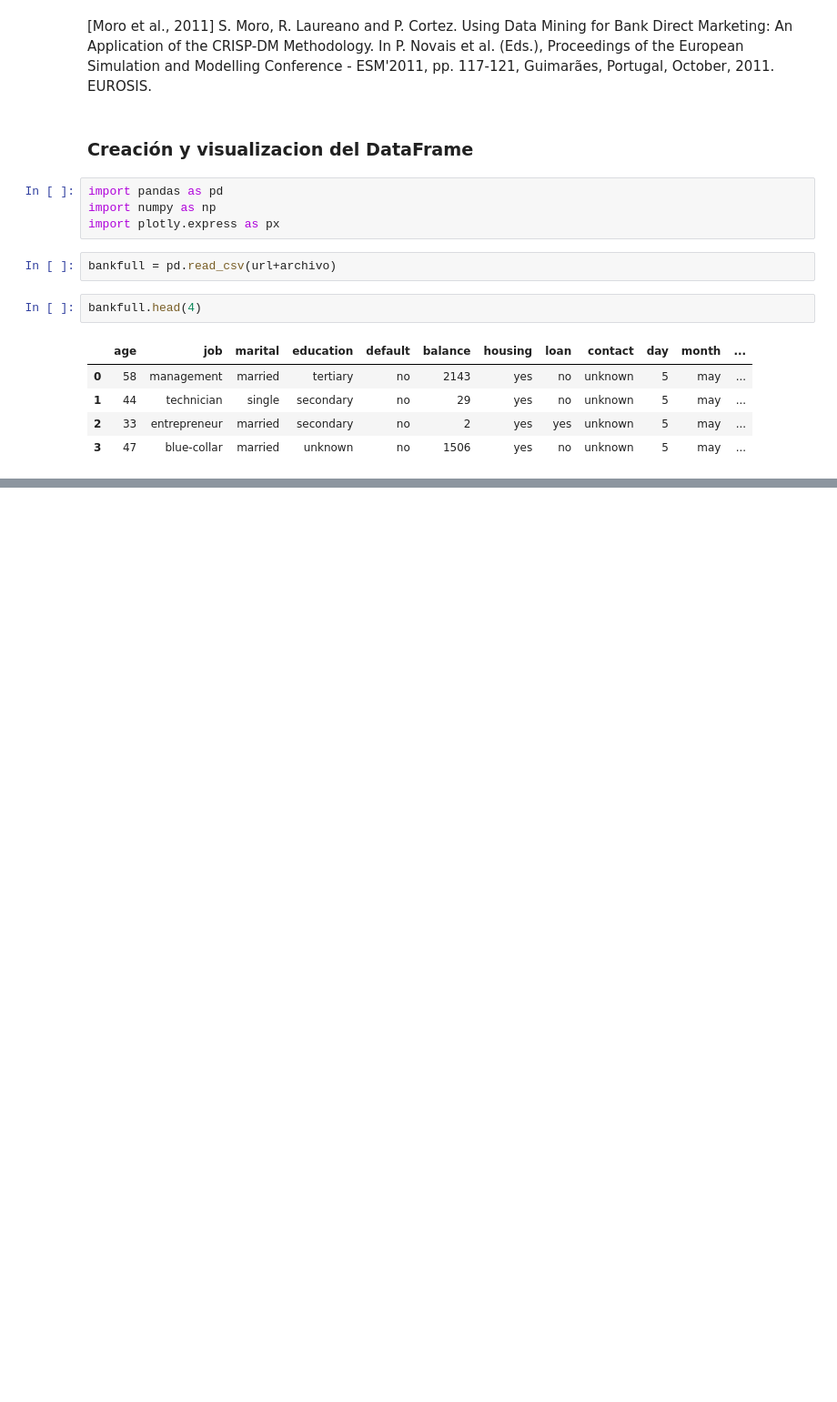
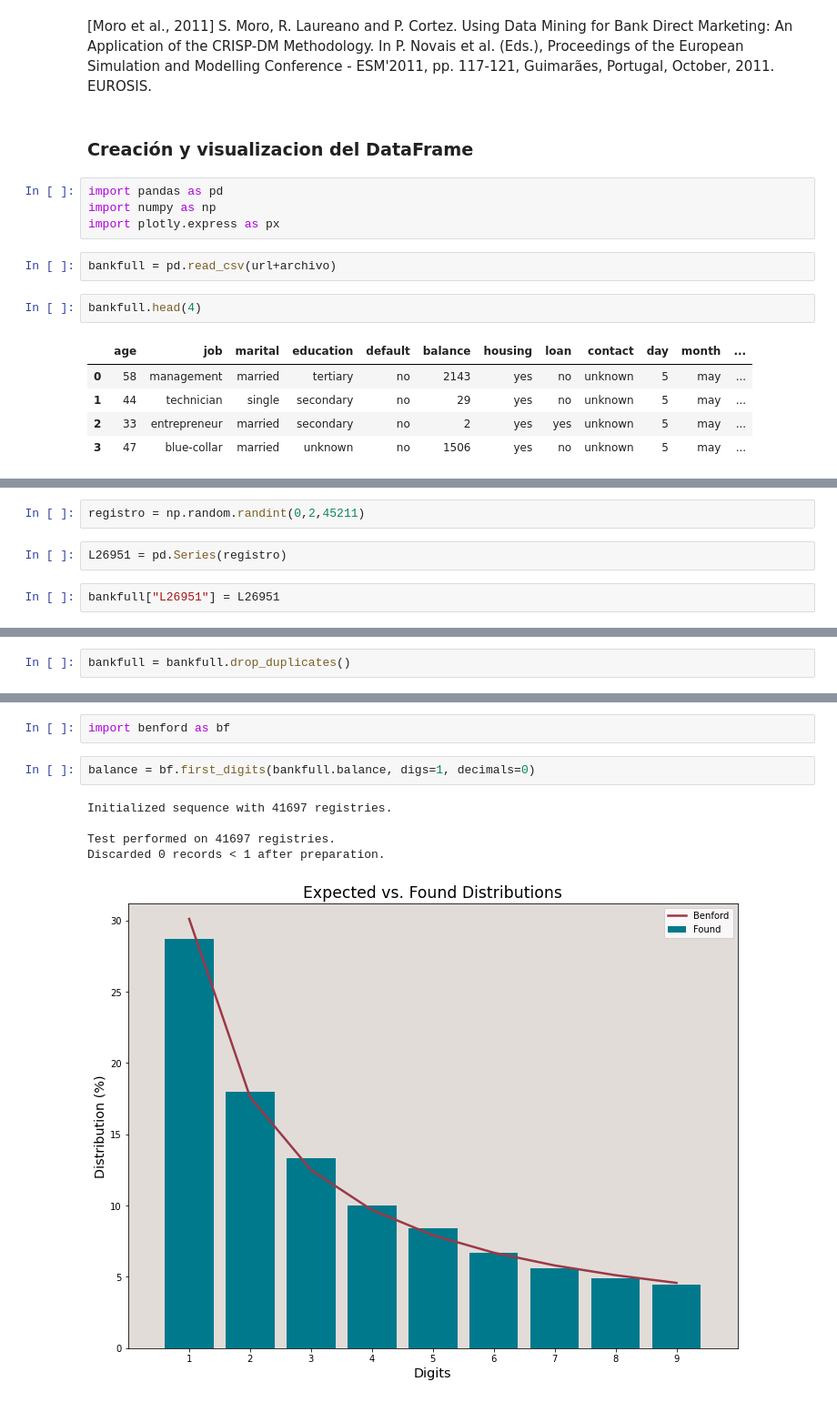
Before and after one commit to cristiandarioortegayubro/Maestria-Ciencia-de-Datos-UBA-FCE, a Jupyter notebook: Gestion_y_Procesamiento_BD/TP_ANP_ORTEGA_YUBRO.ipynb, the cells around one changed output, grey strips where cells are left out. Shown at 91% size. Saved outputs shown, nothing was run; the diff lists cells and outputs as text; blank space fills up the shorter version.

```diff
--- a/Gestion_y_Procesamiento_BD/TP_ANP_ORTEGA_YUBRO.ipynb
+++ b/Gestion_y_Procesamiento_BD/TP_ANP_ORTEGA_YUBRO.ipynb
@@ -64,0 +70,6 @@ bankfull.head(4)
+# %%
+registro = np.random.randint(0,2,45211)
+# %%
+L26951 = pd.Series(registro)
+# %%
+bankfull["L26951"] = L26951
@@ -84,0 +110,2 @@ memory usage: 5.9+ MB
+# %%
+bankfull = bankfull.drop_duplicates()
@@ -84,0 +150,10 @@ memory usage: 5.9+ MB
+# %%
+import benford as bf
+# %%
+balance = bf.first_digits(bankfull.balance, digs=1, decimals=0)
+# %% [output]
+Initialized sequence with 41697 registries.
+
+Test performed on 41697 registries.
+Discarded 0 records < 1 after preparation.
+[figure, added]
```
Also changed, not shown: parts of 62 cells of this notebook.
